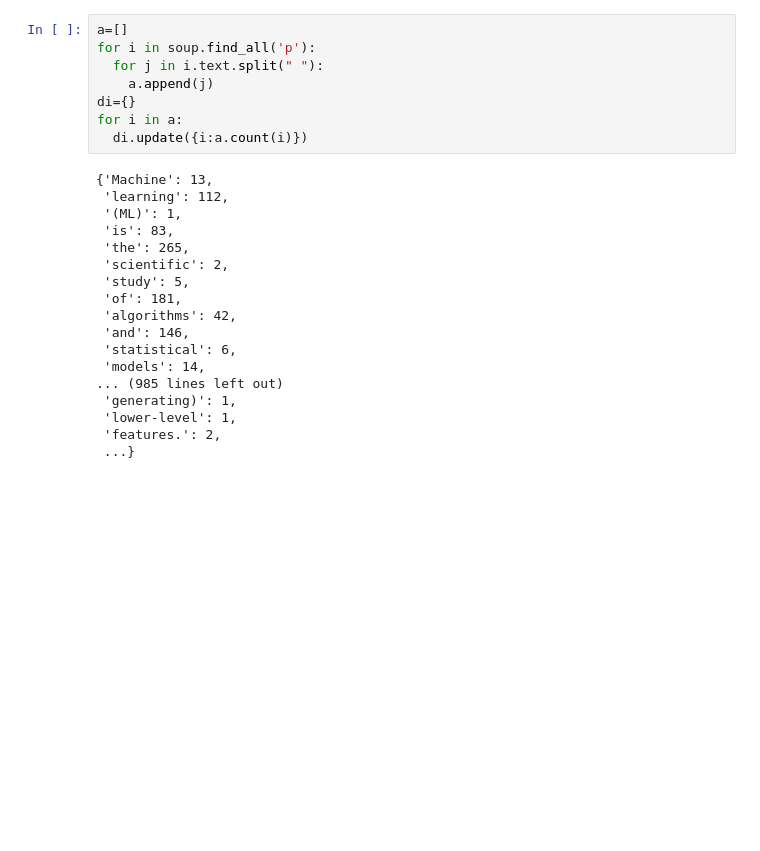
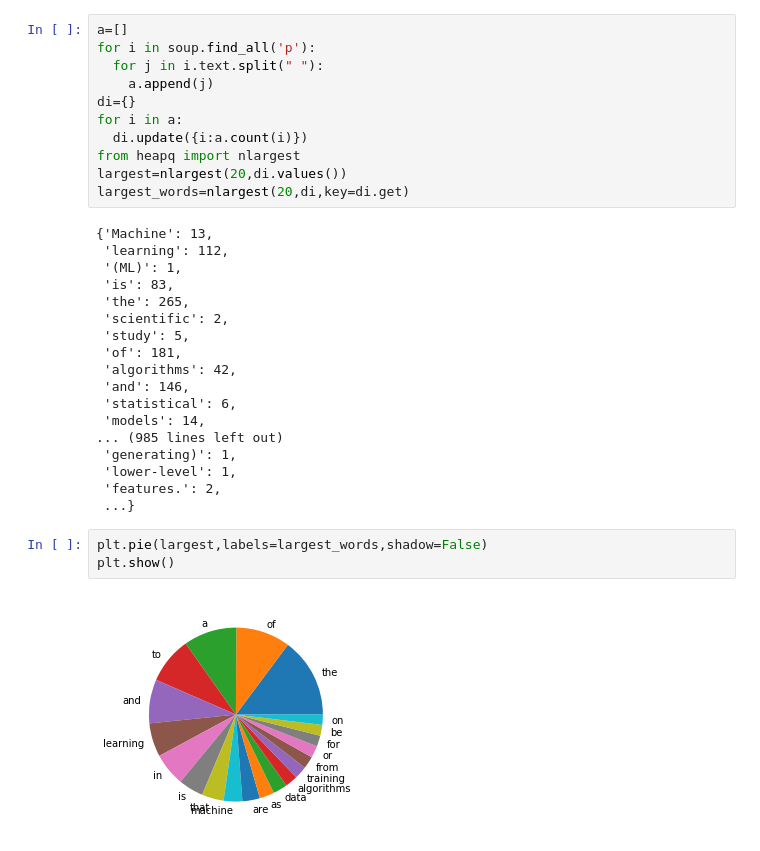
Before and after one commit to Crash-overloaded/ML, a Jupyter notebook: Dat_Vis4.ipynb, the cells around one changed output. Cells and saved outputs as stored; diff of their text form; blank space fills up the shorter version.

```diff
--- a/Dat_Vis4.ipynb
+++ b/Dat_Vis4.ipynb
@@ -17,6 +19,9 @@ for i in soup.find_all('p'):
 di={}
 for i in a:
   di.update({i:a.count(i)})
+from heapq import nlargest
+largest=nlargest(20,di.values())
+largest_words=nlargest(20,di,key=di.get)
 # %% [output]
 {'Machine': 13,
  'learning': 112,
@@ -35,3 +40,8 @@ for i in a:
  'lower-level': 1,
  'features.': 2,
  ...}
+# %%
+plt.pie(largest,labels=largest_words,shadow=False)
+plt.show()
+# %% [output]
+[figure, added]
```
Also changed, not shown: parts of 2 cells of this notebook.
